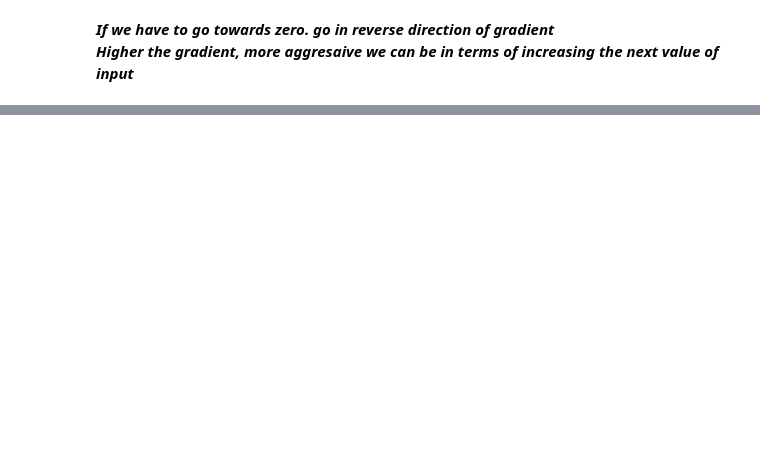
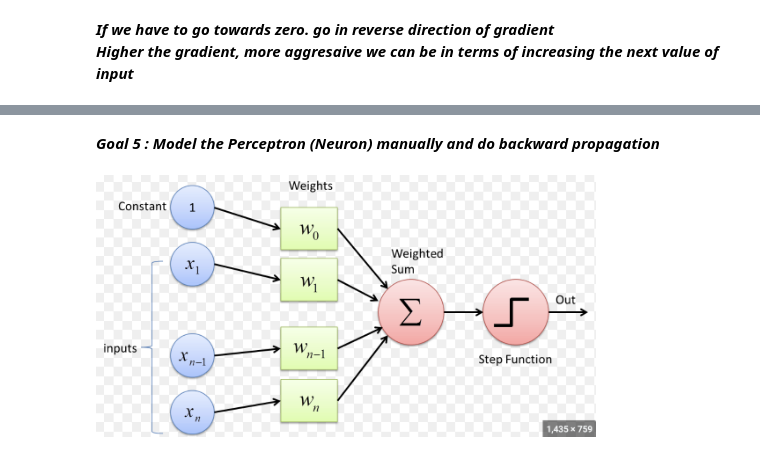
Before and after one commit to asifmomin/deeplearning, a Jupyter notebook: back-propagation-1.ipynb, the cells around one changed output, grey strips where cells are left out. Saved outputs shown, nothing was run; the diff lists cells and outputs as text; code cells hidden in the pictures; blank space fills up the shorter version.

```diff
--- a/back-propagation-1.ipynb
+++ b/back-propagation-1.ipynb
@@ -74,0 +465,7 @@ plot(r_xs,r_ys)
+# %% [markdown]
+***Goal 5 : Model the Perceptron (Neuron) manually and do backward propagation***
+# %%
+from IPython.display import Image
+Image(filename='assets/perpceptron.png',width=500,height=300)
+# %% [output]
+[figure, added]
```
Also changed, not shown: parts of 83 cells of this notebook, 2 other files.
